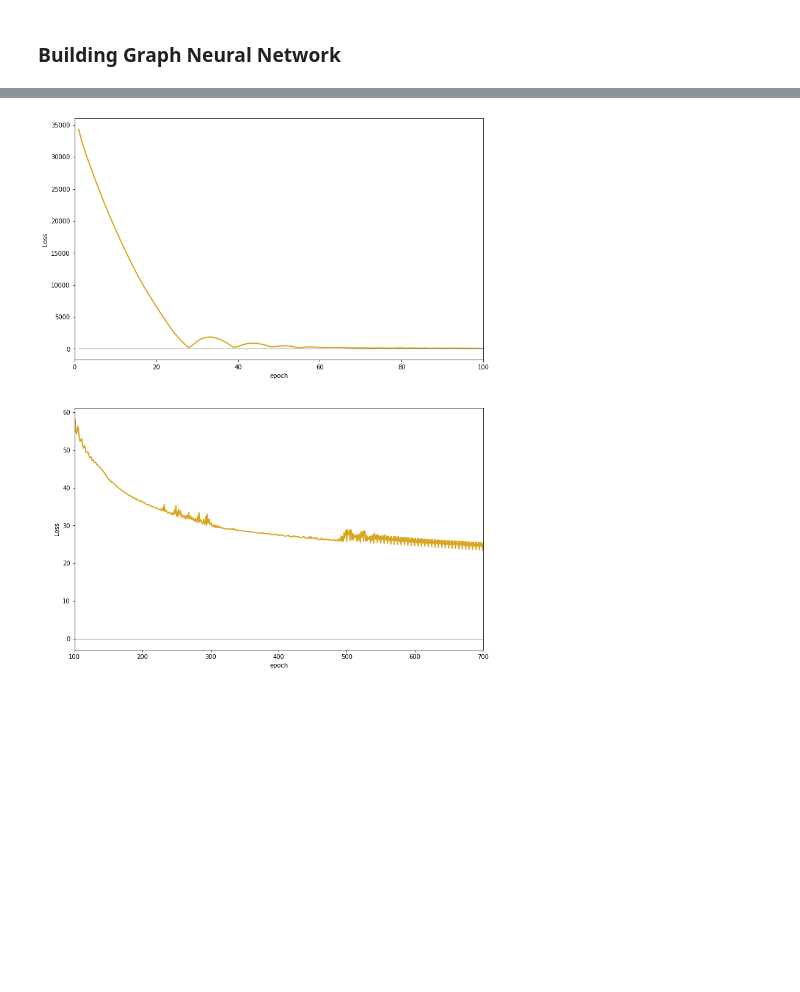
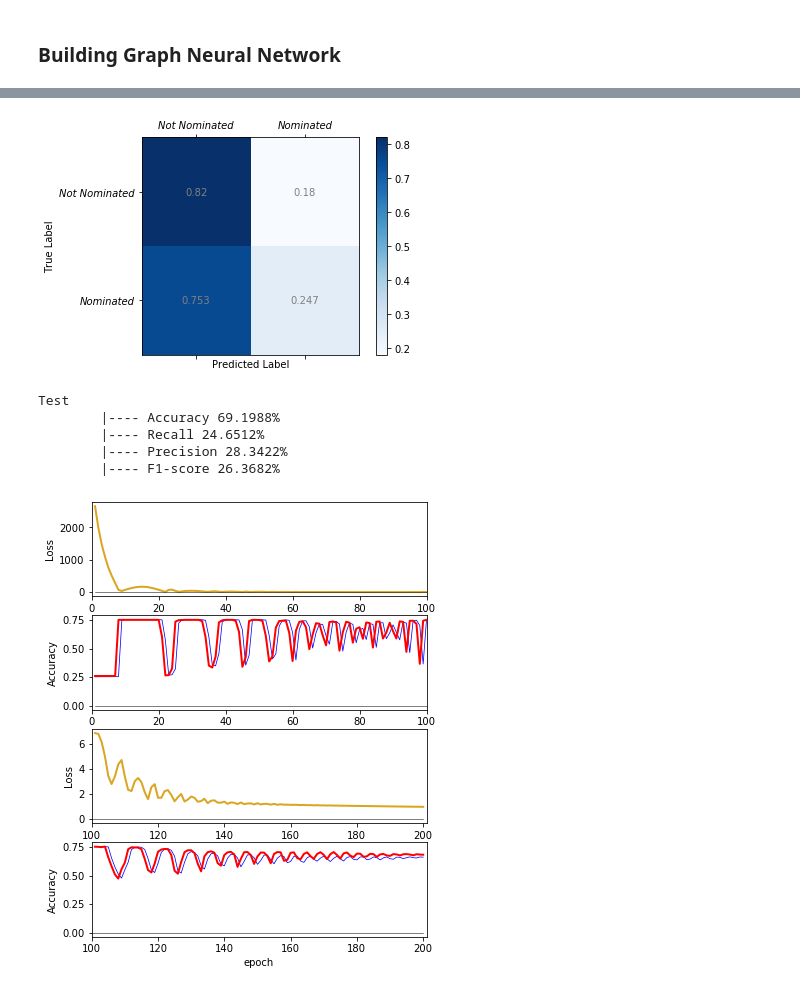
Before and after one commit to antoine-spahr/NTDS, a Jupyter notebook: Project/Machine_Learning.ipynb, the cells around one changed output, grey strips where cells are left out. Cells and saved outputs as stored; diff of their text form; code cells hidden in the pictures; blank space fills up the shorter version.

Commit message:
Logistic Reg + Graph Cnn tuning

```diff
--- a/Project/Machine_Learning.ipynb
+++ b/Project/Machine_Learning.ipynb
@@ -112,10 +112,10 @@ tensor_labels = torch.LongTensor(df_downsampled.values)'''
 sss1 = StratifiedShuffleSplit(n_splits=1, train_size=0.8, random_state=0)
 sss2 = StratifiedShuffleSplit(n_splits=1, train_size=0.8, random_state=0)
 
-for prov_index, test_index in sss1.split(tensor_data, tensor_labels):
+for prov_index, test_index in sss1.split(features_df, IMDB_nom.values):
     prov_mask = prov_index
     test_mask = test_index
 
-for train_index, val_index in sss2.split(tensor_data[prov_mask], tensor_labels[prov_mask]):
+for train_index, val_index in sss2.split(features_df.iloc[prov_mask], IMDB_nom.values[prov_mask]):
     train_mask = train_index
     val_mask = val_index
@@ -132,0 +131,2 @@ for prov_index, test_index in sss.split(tensor_data, tensor_labels):
+# %%
+features_df.iloc[test_mask] = scaler.transform(features_df.iloc[test_mask].to_numpy())
@@ -132,0 +341,8 @@ for prov_index, test_index in sss.split(tensor_data, tensor_labels):
+# %%
+pol_order = 3  # seems like a good trade off between performance and instability, increasing does give more
+lr = 0.3 # allows to get a good tradeoff between error distribution and accuracy
+weight_decay = 5e-6
+n_epochs = 500
+p_dropout = 0.32  # 0.32 very good balancing, 75%, 0.3 balacing a bit less, 77%
+n_classes = 2
+in_feats=tensor_data.shape[1]
@@ -273,13 +607,13 @@ in_feats = tensor_data.shape[1]
 out_feats = 2
 
 # Not relevant parameters
-n_epochs = 700
+n_epochs = 200
 # To tune
-k = 6 # number of hop (how far to look) usually best to use the network diameter (according to paper)
+k = 11 # number of hop (how far to look) usually best to use the network diameter (according to paper)
 lr = 1e-4
 lr2 = 2e-5
 lr3 = 8e-6
-weight_decay = 5e-6
+#weight_decay = 5e-6
 #p_dropout = 0 # for now not doing it
 
 hidden_size = 128
@@ -287,13 +621,13 @@ true_ratio = 1074/4802 # <-- fraction of Nominations
 weights_loss = torch.FloatTensor([true_ratio, 1-true_ratio]) # to rebalance
 # %%
 model = Linear_GNN(in_feats, out_feats, hidden_size)
-#model = Simple_APPNP(in_feats, out_feats, hidden_size, k)
+#model = Simple_APPNP(in_feats, out_feats, 6, k)
 
-loss_fcn = torch.nn.NLLLoss(weight=weights_loss)
-optimizer = torch.optim.Adam(model.parameters(),
-                                                  lr=lr)
-                                                  #weight_decay=weight_decay)
-losses = []
+loss_fcn = torch.nn.NLLLoss()
+optimizer = torch.optim.Adam(model.parameters(),lr=lr) #weight_decay=weight_decay)
+losses_tr = []
+accuracies_tr = []
+accuracies_val = []
 for epoch in range(n_epochs):
     # adapt learning rate
     if epoch == 100:
@@ -303,33 +637,50 @@ for epoch in range(n_epochs):
         for param_group in optimizer.param_groups:
             param_group['lr'] = lr3
 
-    loss = train(model, G, tensor_data, tensor_labels, train_mask, loss_fcn, optimizer)
-    losses.append(loss.item())
-    acc, recall, precision, f1 = evaluate(model, G, tensor_data, val_mask, tensor_labels)
+    loss, acc, C_tr = train(model, G, tensor_data, tensor_labels, train_mask, loss_fcn, optimizer)
+    losses_tr.append(loss.item())
+    accuracies_tr.append(acc)
+    acc, recall, precision, f1, C_val = evaluate(model, G, tensor_data, val_mask, tensor_labels)
+    accuracies_val.append(acc)
 
     if (1+epoch)%10 == 0:
+        print(C_val)
         print(f"Epoch {epoch+1} | Train Loss {loss.item():.3f} |", \
                 f"Val Accuracy {acc:.4%} | Val recall  {recall:.4%} |", \
                 f" Val  precision {precision:.4%} | Val f1 {f1:.4%} |")
 
-print()
-acc, recall, precision, f1 = evaluate(model, G, tensor_data, test_mask, tensor_labels)
+acc, recall, precision, f1, C = evaluate(model, G, tensor_data, test_mask, tensor_labels)
+confusion_matrix(C)
 print(f"Test \n \t|---- Accuracy {acc:.4%} \n \t|---- Recall {recall:.4%} \n \t|---- Precision {precision:.4%} \n \t|---- F1-score {f1:.4%}")
 
 # Plot the loss
-fig, axs = plt.subplots(2,1,figsize=(12,16))
+fig, axs = plt.subplots(4,1,figsize=(6,8))
 ep = np.arange(1,n_epochs+1,1)
-axs[0].plot(ep[0:100], losses[0:100], color='Goldenrod', linewidth=2)
+axs[0].plot(ep[0:100], losses_tr[0:100], color='Goldenrod', linewidth=2)
 axs[0].plot(ep, np.zeros(ep.shape), color='black', linewidth=0.5)
 axs[0].set_xlim([0,100])
 axs[0].set_xlabel('epoch')
 axs[0].set_ylabel('Loss')
 
-axs[1].plot(ep[100:], losses[100:], color='Goldenrod', linewidth=2)
+axs[1].plot(ep[0:100], accuracies_tr[0:100], color='blue', linewidth=0.75)
+axs[1].plot(ep[0:100], accuracies_val[0:100], color='red', linewidth=2)
 axs[1].plot(ep, np.zeros(ep.shape), color='black', linewidth=0.5)
-axs[1].set_xlim([100,n_epochs+1])
+axs[1].set_xlim([0,100])
 axs[1].set_xlabel('epoch')
-axs[1].set_ylabel('Loss')
+axs[1].set_ylabel('Accuracy')
+
+axs[2].plot(ep[100:], losses_tr[100:], color='Goldenrod', linewidth=2)
+axs[2].plot(ep, np.zeros(ep.shape), color='black', linewidth=0.5)
+axs[2].set_xlim([100,n_epochs+1])
+axs[2].set_xlabel('epoch')
+axs[2].set_ylabel('Loss')
+
+axs[3].plot(ep[100:], accuracies_tr[100:], color='blue', linewidth=0.75)
+axs[3].plot(ep[100:], accuracies_val[100:], color='red', linewidth=2)
+axs[3].plot(ep, np.zeros(ep.shape), color='black', linewidth=0.5)
+axs[3].set_xlim([100,n_epochs+1])
+axs[3].set_xlabel('epoch')
+axs[3].set_ylabel('Accuracy')
 
 plt.show()
 # %% [output]
@@ -353 +704,7 @@ Epoch 120 | Train Loss 49.366 | Val Accuracy 54.6164% | Val recall  66.3158% |
-[figure, old version]
+[figure, new version]
+Test
+        |---- Accuracy 69.1988%
+        |---- Recall 24.6512%
+        |---- Precision 28.3422%
+        |---- F1-score 26.3682%
+[figure, added]
```
Also changed, not shown: parts of 30 cells of this notebook.
